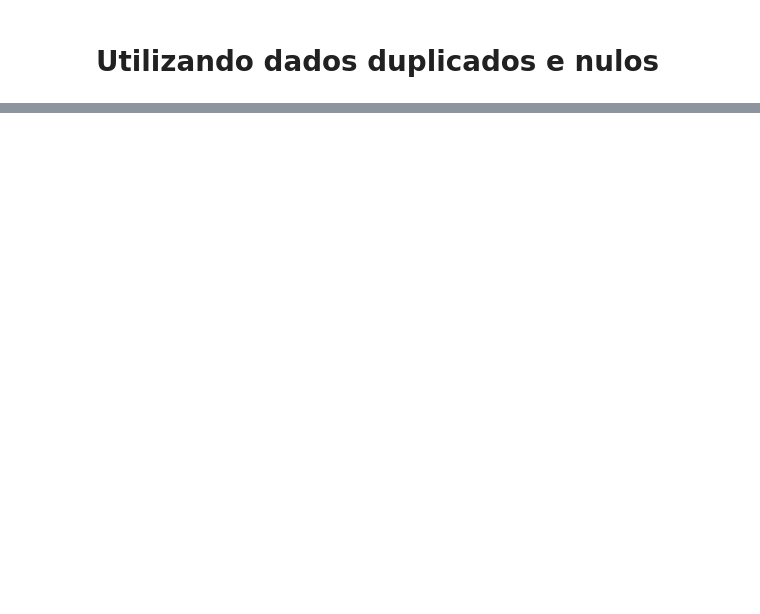
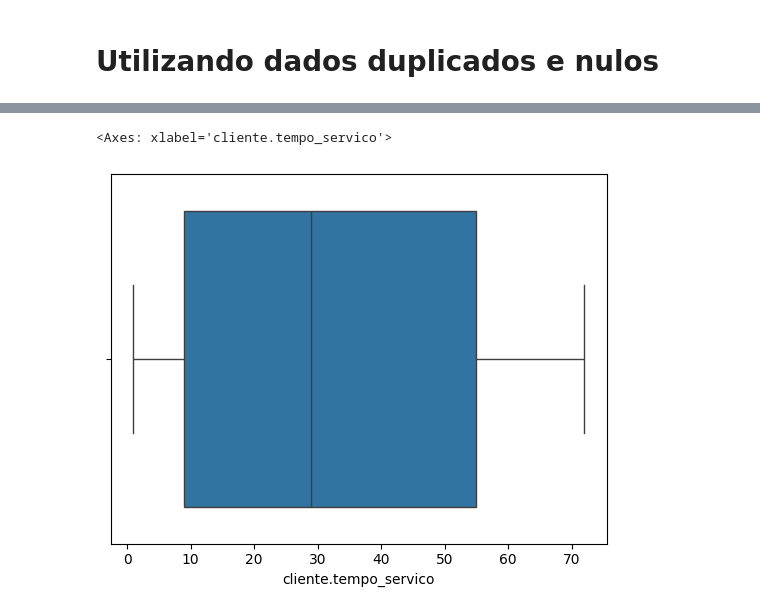
Before and after one commit to felipebocajr/Python-para-dados, a Jupyter notebook: pandas/Limpeza e tratamento de dados/pandas.ipynb, the cells around one changed output, grey strips where cells are left out. Saved outputs shown, nothing was run; the diff lists cells and outputs as text; code cells hidden in the pictures; blank space fills up the shorter version.

```diff
--- a/pandas/Limpeza e tratamento de dados/pandas.ipynb
+++ b/pandas/Limpeza e tratamento de dados/pandas.ipynb
@@ -546,0 +871,11 @@ dtype: int64
+# %%
+Q1 = dados_sem_out['cliente.tempo_servico'].quantile(.25)
+Q3 = dados_sem_out['cliente.tempo_servico'].quantile(.75)
+IQR = Q3 - Q1
+limite_inferior = Q1 - 1.5 * IQR
+limite_superior = Q3 + 1.5 * IQR
+
+# Verifica se os dados são outliers, ou seja, se são menores que o limite inferior ou maiores que o limite superior
+
+outliers_index = (dados_sem_out['cliente.tempo_servico'] < limite_inferior) | (dados_sem_out['cliente.tempo_servico'] > limite_superior)
+outliers_index
@@ -546,0 +905,4 @@ dtype: int64
+# %%
+# Atribui o dataframe 'dados_sem_out' sem os dados outliers para a variavel 'dados_sem_out'
+dados_sem_out = dados_sem_out[~outliers_index]
+dados_sem_out
@@ -546,0 +923,6 @@ dtype: int64
+# %%
+# Exibe o intervalo de dados da coluna 'cliente.tempo_servico', agora sem outliers.
+sns.boxplot(x=dados_sem_out['cliente.tempo_servico'])
+# %% [output]
+<Axes: xlabel='cliente.tempo_servico'>
+[figure, added]
```
Also changed, not shown: parts of 125 cells of this notebook, 1 other file.
